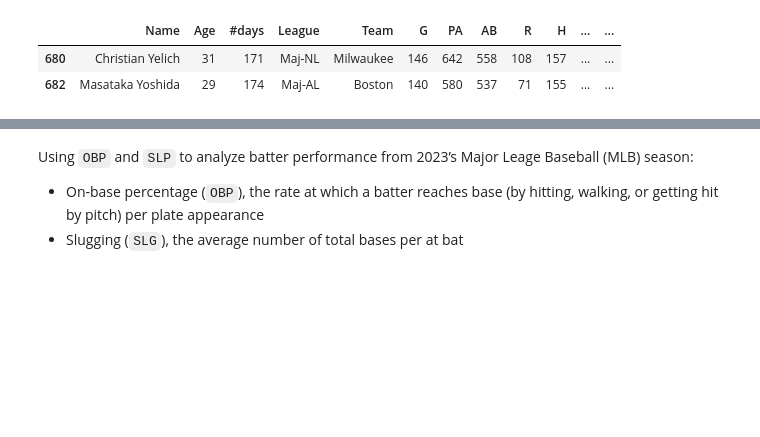
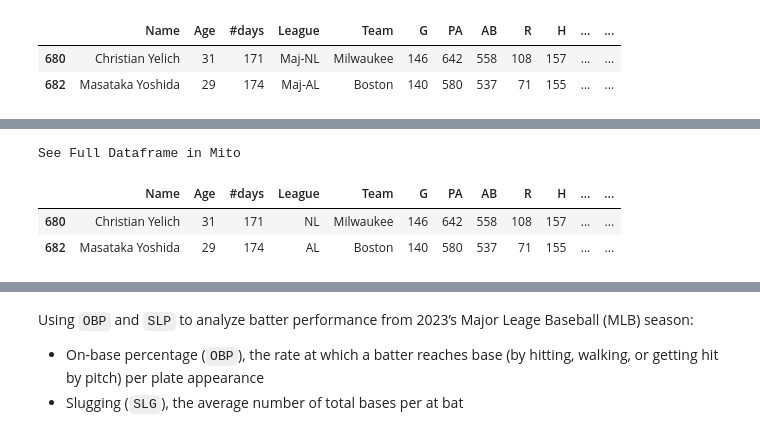
Before and after one commit to cchuang2009/2022-1, a Jupyter notebook: 2024/week6-OutlierDetection.ipynb, the cells around one changed output, grey strips where cells are left out. Saved outputs shown, nothing was run; the diff lists cells and outputs as text; code cells hidden in the pictures; blank space fills up the shorter version.

```diff
--- a/2024/week6-OutlierDetection.ipynb
+++ b/2024/week6-OutlierDetection.ipynb
@@ -48,0 +59,7 @@ Gathering player lookup table. This may take a moment.
+# %%
+df_bref.tail(2)
+# %% [output]
+See Full Dataframe in Mito
+|  | Name | Age | #days | League | Team | G | PA | AB | R | H | ... | ... |
+| 680 | Christian Yelich | 31 | 171 | NL | Milwaukee | 146 | 642 | 558 | 108 | 157 | ... | ... |
+| 682 | Masataka Yoshida | 29 | 174 | AL | Boston | 140 | 580 | 537 | 71 | 155 | ... | ... |
```
Also changed, not shown: parts of 18 cells of this notebook.
